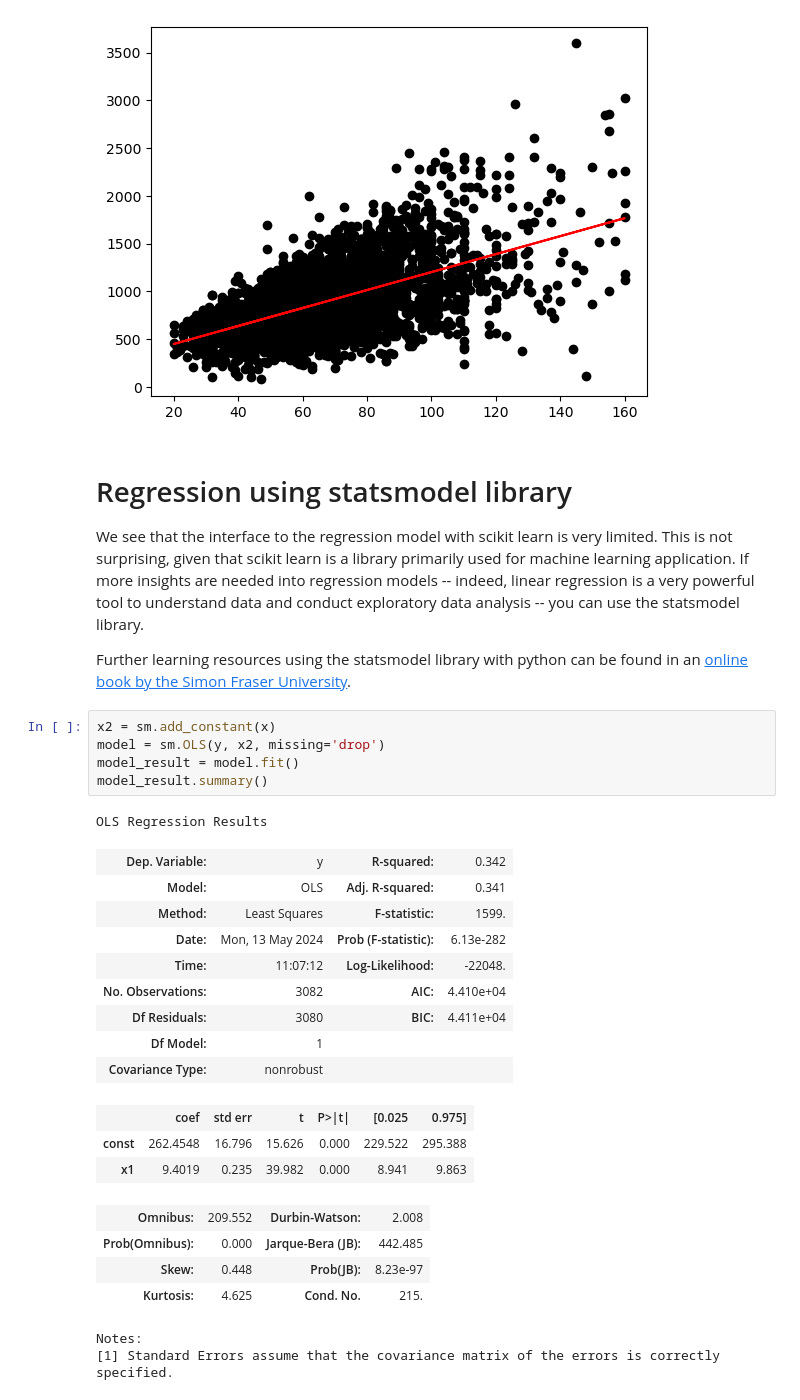
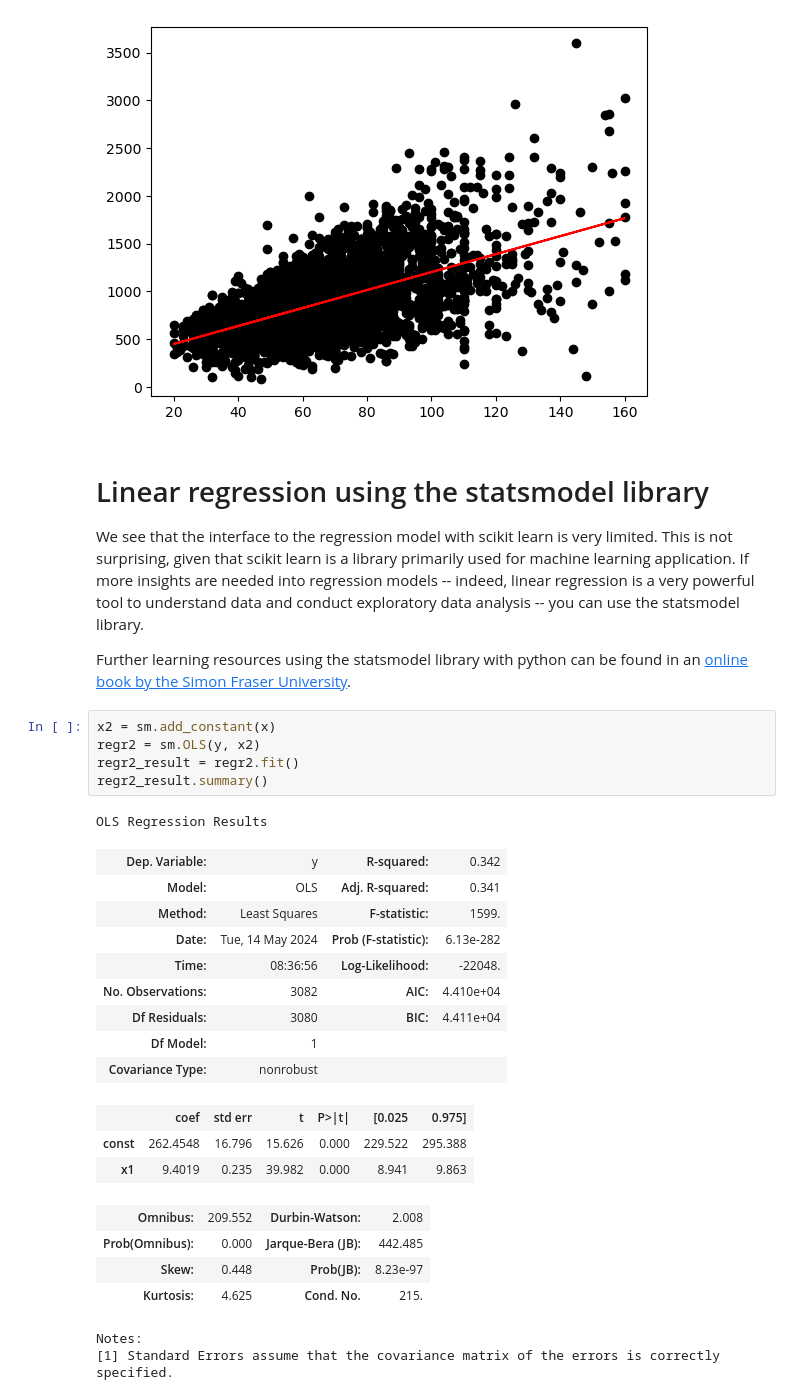
Before and after one commit to hopfkons/business-analytics-fau, a Jupyter notebook: 4_regression.ipynb, the cells around one changed output. Cells and saved outputs as stored; diff of their text form.

```diff
--- a/4_regression.ipynb
+++ b/4_regression.ipynb
@@ -146,22 +146,22 @@ plt.show()
 # %% [output]
 [figure]
 # %% [markdown]
-# Regression using statsmodel library
+# Linear regression using the statsmodel library
 We see that the interface to the regression model with scikit learn is very limited. This is not surprising, given that scikit learn is a library primarily used for machine learning application. If more insights are needed into regression models -- indeed, linear regression is a very powerful tool to understand data and conduct exploratory data analysis -- you can use the statsmodel library.
 
 Further learning resources using the statsmodel library with python can be found in an [online book by the Simon Fraser University](https://www.sfu.ca/~mjbrydon/tutorials/BAinPy/09_regression.html).
 # %%
 x2 = sm.add_constant(x)
-model = sm.OLS(y, x2, missing='drop')
-model_result = model.fit()
-model_result.summary()
+regr2 = sm.OLS(y, x2)
+regr2_result = regr2.fit()
+regr2_result.summary()
 # %% [output]
 OLS Regression Results
 | Dep. Variable: | y | R-squared: | 0.342 |
 | Model: | OLS | Adj. R-squared: | 0.341 |
 | Method: | Least Squares | F-statistic: | 1599. |
-| Date: | Mon, 13 May 2024 | Prob (F-statistic): | 6.13e-282 |
-| Time: | 11:07:12 | Log-Likelihood: | -22048. |
+| Date: | Tue, 14 May 2024 | Prob (F-statistic): | 6.13e-282 |
+| Time: | 08:36:56 | Log-Likelihood: | -22048. |
 | No. Observations: | 3082 | AIC: | 4.410e+04 |
 | Df Residuals: | 3080 | BIC: | 4.411e+04 |
 | Df Model: | 1 |  |  |
```
Also changed, not shown: parts of 10 cells of this notebook, 1 other file.
